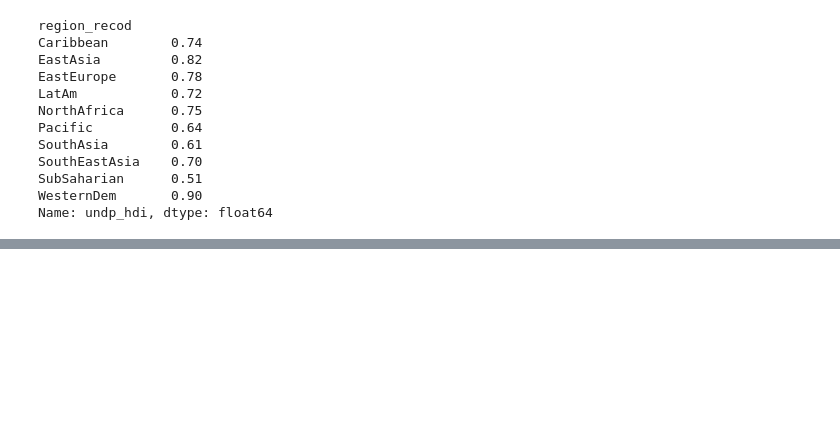
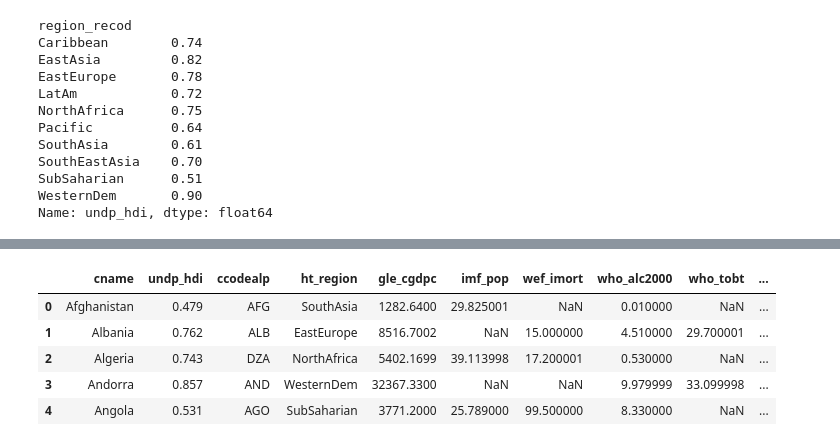
Before and after one commit to perezlino/desafio_latam_data_science, a Jupyter notebook: Resumen/numpy_y_pandas/17-agregar_una_nueva_columna.ipynb, the cells around one changed output, grey strips where cells are left out. Drawn from its saved outputs; the diff is of its cells as text; code cells hidden in the pictures; blank space fills up the shorter version.

```diff
--- a/Resumen/numpy_y_pandas/17-agregar_una_nueva_columna.ipynb
+++ b/Resumen/numpy_y_pandas/17-agregar_una_nueva_columna.ipynb
@@ -301,0 +322,3 @@ Name: undp_hdi, dtype: float64
+# %%
+df = pd.read_csv('qog_std_cs_jan18.csv')
+df.head(5)
@@ -301,0 +333,16 @@ Name: undp_hdi, dtype: float64
+# %%
+codigos = [1,2,3,4,5,6,7,8,9,10]
+nombres = ['EastEurope', 'LatAm', 'NorthAfrica','SubSaharian', 'WesternDem', 'EastAsia','SouthEastAsia','SouthAsia','Pacific', 'Caribbean']
+df['ht_region'] = df['ht_region'].replace(codigos, nombres)
+# %%
+columnas = ['cname','undp_hdi','ccodealp','ht_region','gle_cgdpc','imf_pop', 'wef_imort', 'who_alc2000', 'who_tobt', 'wdi_exph']
+df = df.loc[:, columnas]
+# %%
+df.head()
+# %% [output]
+|  | cname | undp_hdi | ccodealp | ht_region | gle_cgdpc | imf_pop | wef_imort | who_alc2000 | who_tobt | ... |
+| 0 | Afghanistan | 0.479 | AFG | SouthAsia | 1282.6400 | 29.825001 | NaN | 0.010000 | NaN | ... |
+| 1 | Albania | 0.762 | ALB | EastEurope | 8516.7002 | NaN | 15.000000 | 4.510000 | 29.700001 | ... |
+| 2 | Algeria | 0.743 | DZA | NorthAfrica | 5402.1699 | 39.113998 | 17.200001 | 0.530000 | NaN | ... |
+| 3 | Andorra | 0.857 | AND | WesternDem | 32367.3300 | NaN | NaN | 9.979999 | 33.099998 | ... |
+| 4 | Angola | 0.531 | AGO | SubSaharian | 3771.2000 | 25.789000 | 99.500000 | 8.330000 | NaN | ... |
```
Also changed, not shown: parts of 4 cells of this notebook.
